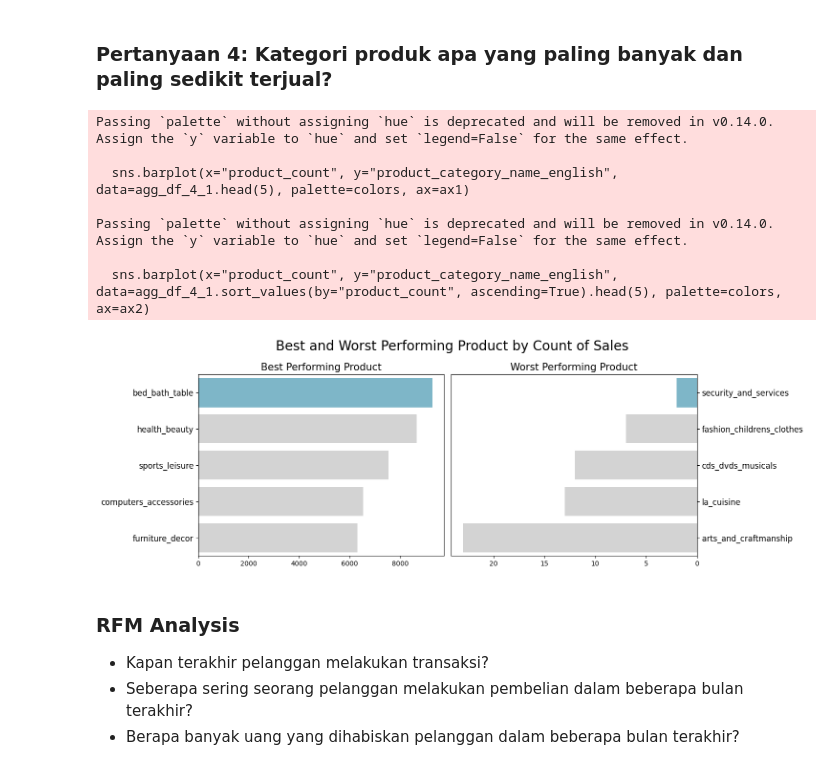
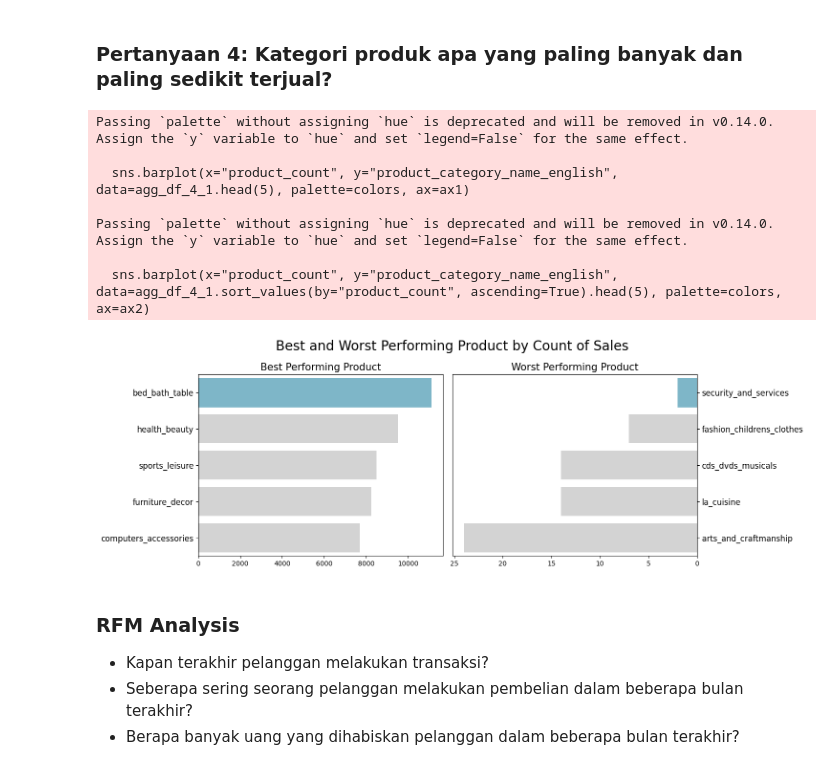
Before and after one commit to nairkivm/e-commerce-public-data-project, a Jupyter notebook: Proyek_Analisis_Data.ipynb, the cells around one changed output. Saved outputs shown, nothing was run; the diff lists cells and outputs as text; code cells hidden in the pictures.

```diff
--- a/Proyek_Analisis_Data.ipynb
+++ b/Proyek_Analisis_Data.ipynb
@@ -289,6 +289,11 @@ min_condition = (modified_data['order_reviews']['review_score'] < 1) & (modified
 modified_data['order_reviews'].loc[max_condition, 'order_reviews'] = 5
 modified_data['order_reviews'].loc[min_condition, 'order_reviews'] = 1
 
+## Ad-hoc: Normalize the city names
+modified_data['geolocations']['geolocation_city'] = modified_data['geolocations']['geolocation_city'].apply(unidecode)
+modified_data['customers']['customer_city'] = modified_data['customers']['customer_city'].apply(unidecode)
+modified_data['sellers']['seller_city'] = modified_data['sellers']['seller_city'].apply(unidecode)
+
 # Match the data types
 for table_ in c.requirements.keys():
     modified_data[table_] = (
@@ -737,7 +742,7 @@ agg_df_4_1 = (
     df
     .groupby(['product_category_name_english'])
     .agg({
-        'order_id': 'nunique'
+        'order_id': 'count'
     })
     .sort_values(by='order_id', ascending=False)
     .reset_index()
@@ -756,34 +761,34 @@ sns.barplot(x="product_count", y="product_category_name_english", data=agg_df_4_
 ax1.set_ylabel(None)
 ax1.set_xlabel(None)
 ax1.set_title("Best Performing Product", loc="center", fontsize=15)
 ax1.tick_params(axis ='y', labelsize=12)
 
 
 sns.barplot(x="product_count", y="product_category_name_english", data=agg_df_4_1.sort_values(by="product_count", ascending=True).head(5), palette=colors, ax=ax2)
 ax2.set_ylabel(None)
 ax2.set_xlabel(None)
 ax2.invert_xaxis()
 ax2.yaxis.set_label_position("right")
 ax2.yaxis.tick_right()
 ax2.set_title("Worst Performing Product", loc="center", fontsize=15)
 ax2.tick_params(axis ='y', labelsize=12)
 
 plt.suptitle("Best and Worst Performing Product by Count of Sales", fontsize=20)
 
 ## Adjust layout to prevent overlap
 plt.tight_layout()
 
 ## Show plot
 plt.show()
 # %% [output]
 Passing `palette` without assigning `hue` is deprecated and will be removed in v0.14.0. Assign the `y` variable to `hue` and set `legend=False` for the same effect.
 
   sns.barplot(x="product_count", y="product_category_name_english", data=agg_df_4_1.head(5), palette=colors, ax=ax1)
 
 Passing `palette` without assigning `hue` is deprecated and will be removed in v0.14.0. Assign the `y` variable to `hue` and set `legend=False` for the same effect.
 
   sns.barplot(x="product_count", y="product_category_name_english", data=agg_df_4_1.sort_values(by="product_count", ascending=True).head(5), palette=colors, ax=ax2)
-[figure, old version]
+[figure, new version]
 # %% [markdown]
 ### RFM Analysis
 - Kapan terakhir pelanggan melakukan transaksi?
```
Also changed, not shown: parts of 18 cells of this notebook.
